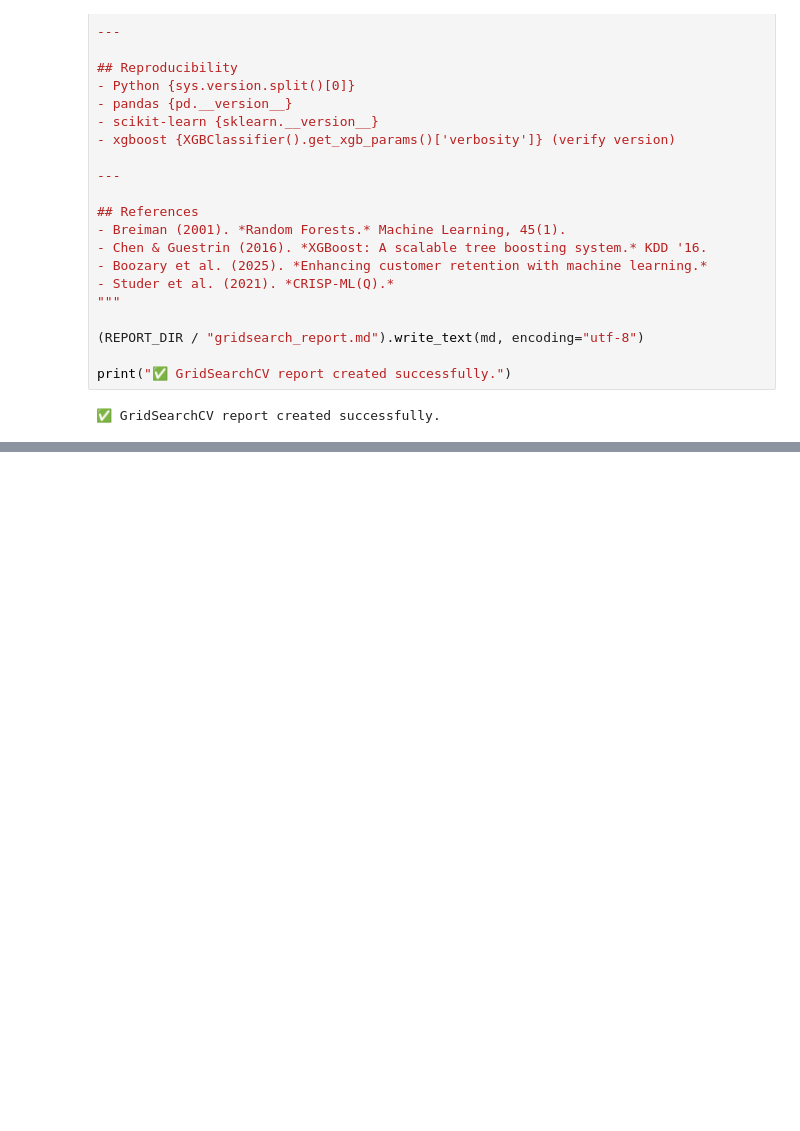
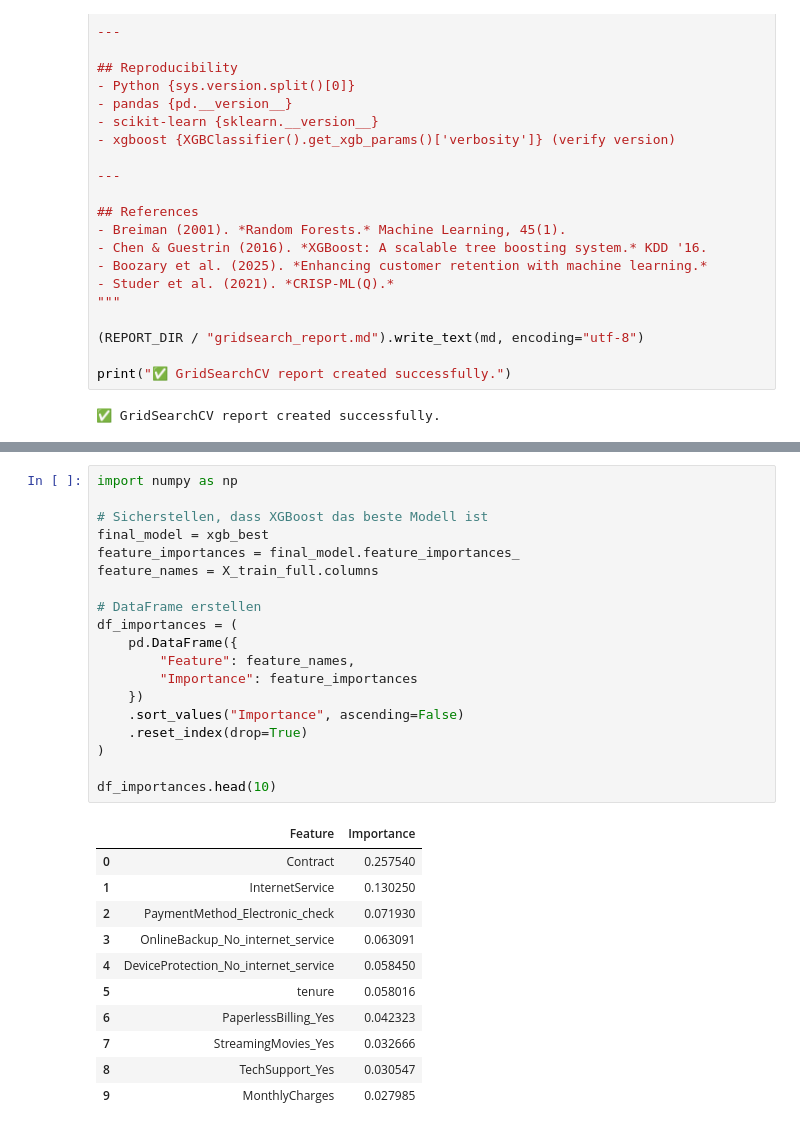
Before and after one commit to Michael-Cool/telco-churn-mlops, a Jupyter notebook: notebooks/model_training.ipynb, the cells around one changed output, grey strips where cells are left out. Cells and saved outputs as stored; diff of their text form; blank space fills up the shorter version.

```diff
--- a/notebooks/model_training.ipynb
+++ b/notebooks/model_training.ipynb
@@ -385,0 +554,31 @@ print("✅ GridSearchCV report created successfully.")
+# %%
+import numpy as np
+
+# Sicherstellen, dass XGBoost das beste Modell ist
+final_model = xgb_best
+feature_importances = final_model.feature_importances_
+feature_names = X_train_full.columns
+
+# DataFrame erstellen
+df_importances = (
+    pd.DataFrame({
+        "Feature": feature_names,
+        "Importance": feature_importances
+    })
+    .sort_values("Importance", ascending=False)
+    .reset_index(drop=True)
+)
+
+df_importances.head(10)
+# %% [output]
+|  | Feature | Importance |
+| 0 | Contract | 0.257540 |
+| 1 | InternetService | 0.130250 |
+| 2 | PaymentMethod_Electronic_check | 0.071930 |
+| 3 | OnlineBackup_No_internet_service | 0.063091 |
+| 4 | DeviceProtection_No_internet_service | 0.058450 |
+| 5 | tenure | 0.058016 |
+| 6 | PaperlessBilling_Yes | 0.042323 |
+| 7 | StreamingMovies_Yes | 0.032666 |
+| 8 | TechSupport_Yes | 0.030547 |
+| 9 | MonthlyCharges | 0.027985 |
```
Also changed, not shown: parts of 10 cells of this notebook, 6 other files.
